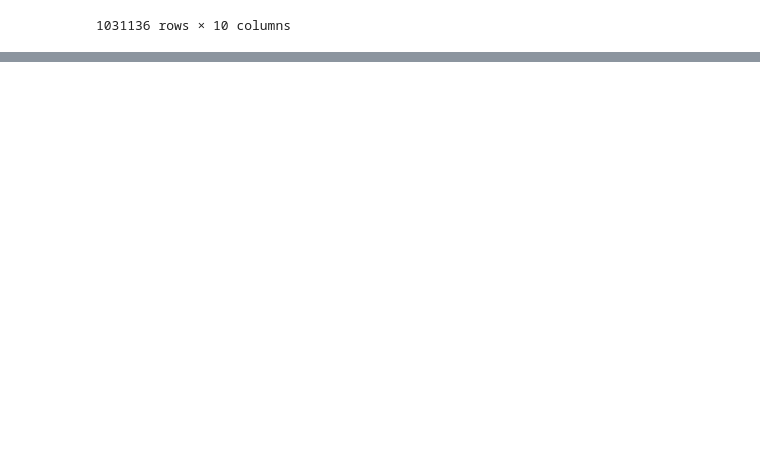
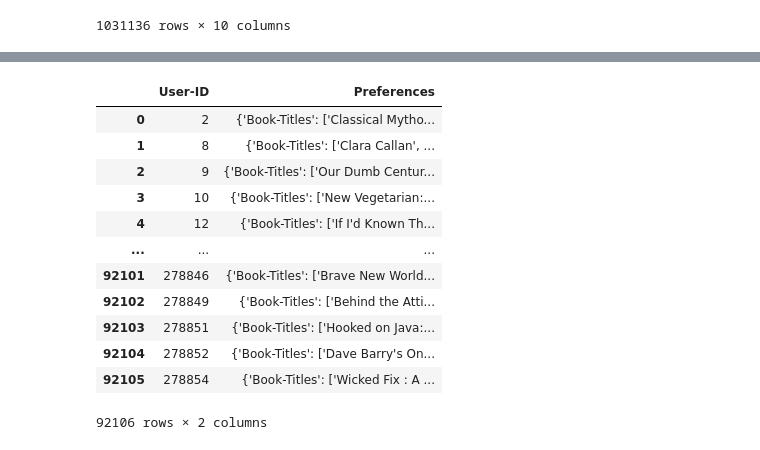
Before and after one commit to vidhan66/Book-Recommendation-System, a Jupyter notebook: Book_Recommendation_System.ipynb, the cells around one changed output, grey strips where cells are left out. Cells and saved outputs as stored; diff of their text form; code cells hidden in the pictures; blank space fills up the shorter version.

```diff
--- a/Book_Recommendation_System.ipynb
+++ b/Book_Recommendation_System.ipynb
@@ -269,0 +270,23 @@ preferences
+# %%
+user_preferences = CBF_data.groupby('User-ID').apply(lambda x:{
+    'Book-Titles':list(x['Book-Title']),
+    'Book-Authors':list(x['Book-Author']),
+    'Book-Ratings':list(x['Book-Rating']),
+    'Num-Ratings':list(x['num_ratings']),
+    'Avg-Ratings':list(x['avg_ratings'])
+}).reset_index(name='Preferences')
+user_preferences
+# %% [output]
+|  | User-ID | Preferences |
+| 0 | 2 | {'Book-Titles': ['Classical Mytho... |
+| 1 | 8 | {'Book-Titles': ['Clara Callan', ... |
+| 2 | 9 | {'Book-Titles': ['Our Dumb Centur... |
+| 3 | 10 | {'Book-Titles': ['New Vegetarian:... |
+| 4 | 12 | {'Book-Titles': ['If I'd Known Th... |
+| ... | ... | ... |
+| 92101 | 278846 | {'Book-Titles': ['Brave New World... |
+| 92102 | 278849 | {'Book-Titles': ['Behind the Atti... |
+| 92103 | 278851 | {'Book-Titles': ['Hooked on Java:... |
+| 92104 | 278852 | {'Book-Titles': ['Dave Barry's On... |
+| 92105 | 278854 | {'Book-Titles': ['Wicked Fix : A ... |
+92106 rows × 2 columns
```
Also changed, not shown: parts of 1 cell of this notebook.
